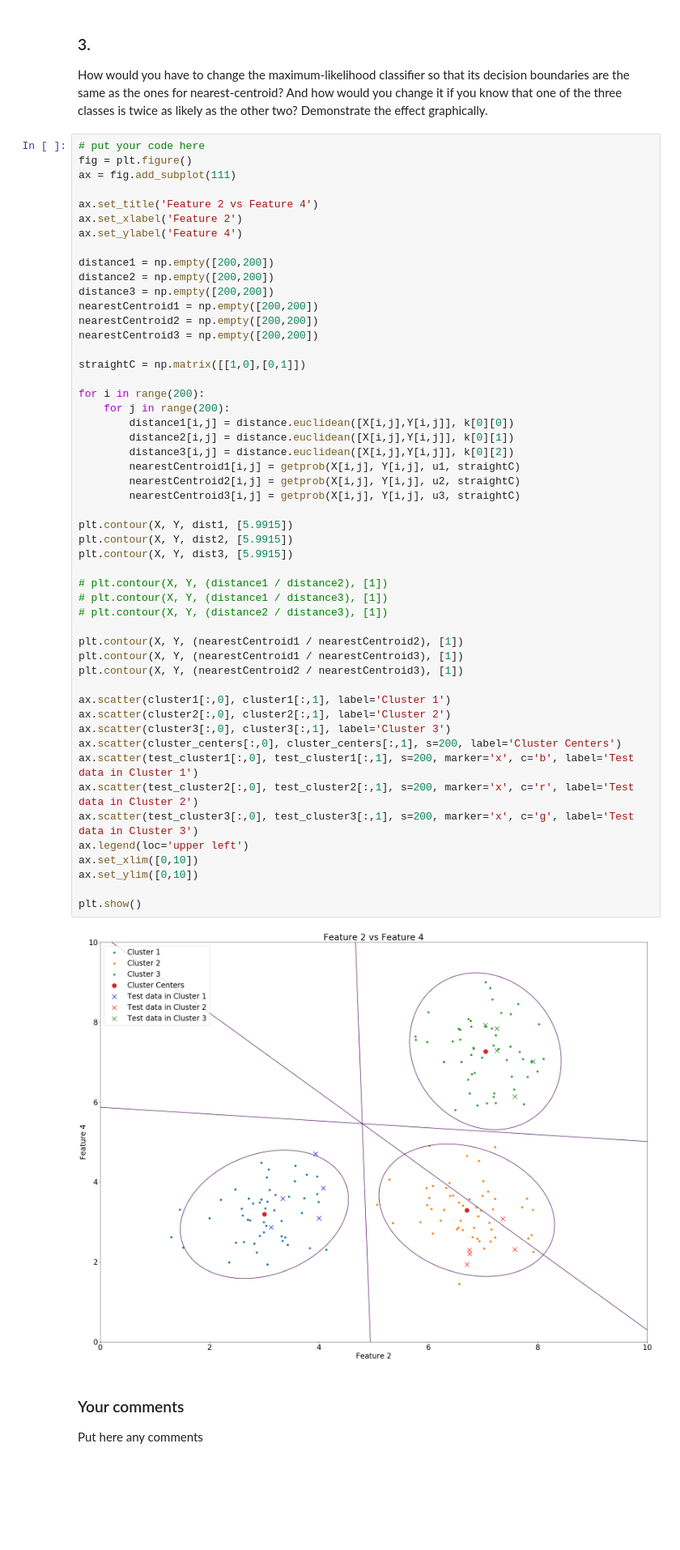
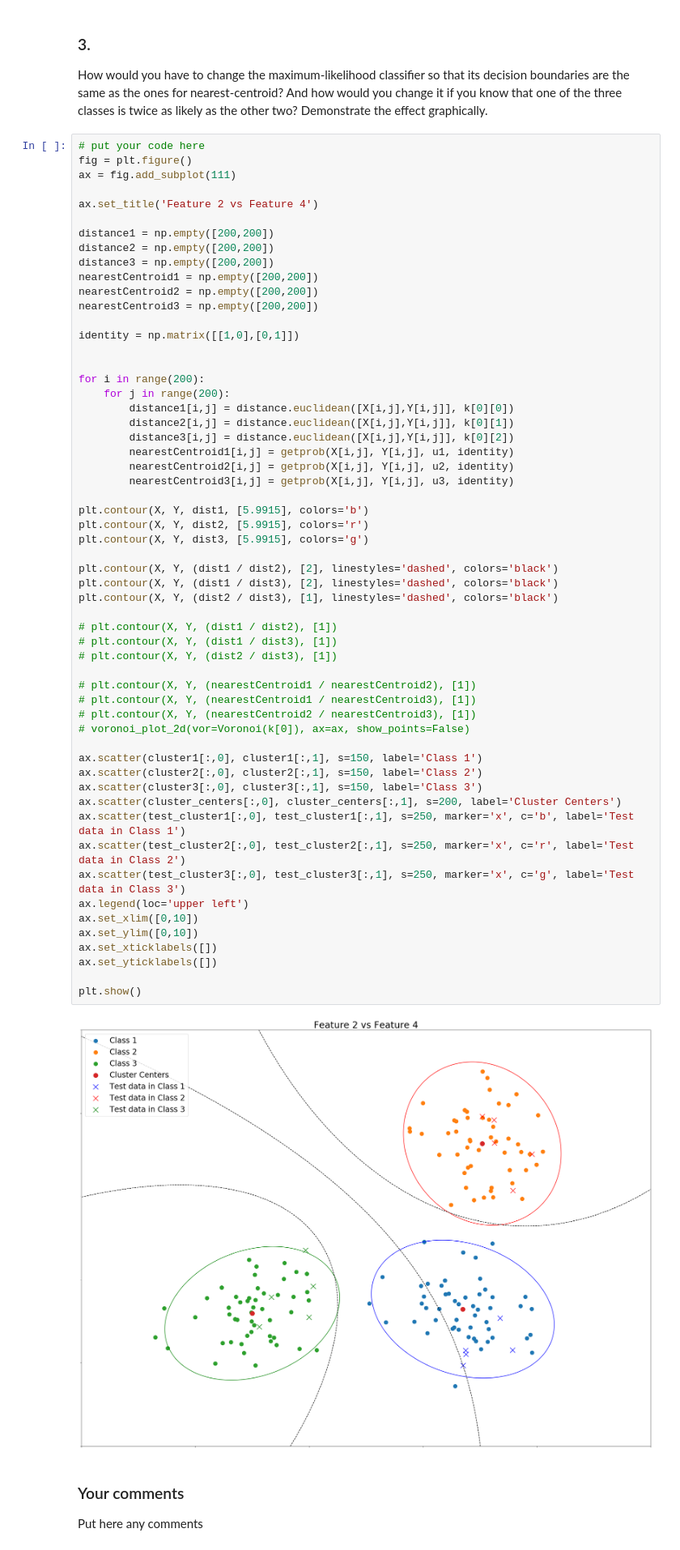
Before and after one commit to ainsleyrutterford/Clustering-and-Classifying-Data, a Jupyter notebook: cw1.ipynb, the cells around one changed output. Shown at 81% size. Saved outputs shown, nothing was run; the diff lists cells and outputs as text; blank space fills up the shorter version.

```diff
--- a/cw1.ipynb
+++ b/cw1.ipynb
@@ -351,55 +348,61 @@ How would you have to change the maximum-likelihood classifier so that its decis
 # put your code here
 fig = plt.figure()
 ax = fig.add_subplot(111)
 
 ax.set_title('Feature 2 vs Feature 4')
-ax.set_xlabel('Feature 2')
-ax.set_ylabel('Feature 4')
 
 distance1 = np.empty([200,200])
 distance2 = np.empty([200,200])
 distance3 = np.empty([200,200])
 nearestCentroid1 = np.empty([200,200])
 nearestCentroid2 = np.empty([200,200])
 nearestCentroid3 = np.empty([200,200])
 
-straightC = np.matrix([[1,0],[0,1]])
+identity = np.matrix([[1,0],[0,1]])
+
 
 for i in range(200):
     for j in range(200):
         distance1[i,j] = distance.euclidean([X[i,j],Y[i,j]], k[0][0])
         distance2[i,j] = distance.euclidean([X[i,j],Y[i,j]], k[0][1])
         distance3[i,j] = distance.euclidean([X[i,j],Y[i,j]], k[0][2])
-        nearestCentroid1[i,j] = getprob(X[i,j], Y[i,j], u1, straightC)
-        nearestCentroid2[i,j] = getprob(X[i,j], Y[i,j], u2, straightC)
-        nearestCentroid3[i,j] = getprob(X[i,j], Y[i,j], u3, straightC)
+        nearestCentroid1[i,j] = getprob(X[i,j], Y[i,j], u1, identity)
+        nearestCentroid2[i,j] = getprob(X[i,j], Y[i,j], u2, identity)
+        nearestCentroid3[i,j] = getprob(X[i,j], Y[i,j], u3, identity)
 
-plt.contour(X, Y, dist1, [5.9915])
-plt.contour(X, Y, dist2, [5.9915])
-plt.contour(X, Y, dist3, [5.9915])
+plt.contour(X, Y, dist1, [5.9915], colors='b')
+plt.contour(X, Y, dist2, [5.9915], colors='r')
+plt.contour(X, Y, dist3, [5.9915], colors='g')
 
-# plt.contour(X, Y, (distance1 / distance2), [1])
-# plt.contour(X, Y, (distance1 / distance3), [1])
-# plt.contour(X, Y, (distance2 / distance3), [1])
+plt.contour(X, Y, (dist1 / dist2), [2], linestyles='dashed', colors='black')
+plt.contour(X, Y, (dist1 / dist3), [2], linestyles='dashed', colors='black')
+plt.contour(X, Y, (dist2 / dist3), [1], linestyles='dashed', colors='black')
 
-plt.contour(X, Y, (nearestCentroid1 / nearestCentroid2), [1])
-plt.contour(X, Y, (nearestCentroid1 / nearestCentroid3), [1])
-plt.contour(X, Y, (nearestCentroid2 / nearestCentroid3), [1])
+# plt.contour(X, Y, (dist1 / dist2), [1])
+# plt.contour(X, Y, (dist1 / dist3), [1])
+# plt.contour(X, Y, (dist2 / dist3), [1])
 
-ax.scatter(cluster1[:,0], cluster1[:,1], label='Cluster 1')
-ax.scatter(cluster2[:,0], cluster2[:,1], label='Cluster 2')
-ax.scatter(cluster3[:,0], cluster3[:,1], label='Cluster 3')
+# plt.contour(X, Y, (nearestCentroid1 / nearestCentroid2), [1])
+# plt.contour(X, Y, (nearestCentroid1 / nearestCentroid3), [1])
+# plt.contour(X, Y, (nearestCentroid2 / nearestCentroid3), [1])
+# voronoi_plot_2d(vor=Voronoi(k[0]), ax=ax, show_points=False)
+
+ax.scatter(cluster1[:,0], cluster1[:,1], s=150, label='Class 1')
+ax.scatter(cluster2[:,0], cluster2[:,1], s=150, label='Class 2')
+ax.scatter(cluster3[:,0], cluster3[:,1], s=150, label='Class 3')
 ax.scatter(cluster_centers[:,0], cluster_centers[:,1], s=200, label='Cluster Centers')
-ax.scatter(test_cluster1[:,0], test_cluster1[:,1], s=200, marker='x', c='b', label='Test data in Cluster 1')
-ax.scatter(test_cluster2[:,0], test_cluster2[:,1], s=200, marker='x', c='r', label='Test data in Cluster 2')
-ax.scatter(test_cluster3[:,0], test_cluster3[:,1], s=200, marker='x', c='g', label='Test data in Cluster 3')
+ax.scatter(test_cluster1[:,0], test_cluster1[:,1], s=250, marker='x', c='b', label='Test data in Class 1')
+ax.scatter(test_cluster2[:,0], test_cluster2[:,1], s=250, marker='x', c='r', label='Test data in Class 2')
+ax.scatter(test_cluster3[:,0], test_cluster3[:,1], s=250, marker='x', c='g', label='Test data in Class 3')
 ax.legend(loc='upper left')
 ax.set_xlim([0,10])
 ax.set_ylim([0,10])
+ax.set_xticklabels([])
+ax.set_yticklabels([])
 
 plt.show()
 # %% [output]
-[figure, old version]
+[figure, new version]
 # %% [markdown]
 ### Your comments ###
 
```
Also changed, not shown: parts of 6 cells of this notebook, 9 other files.
